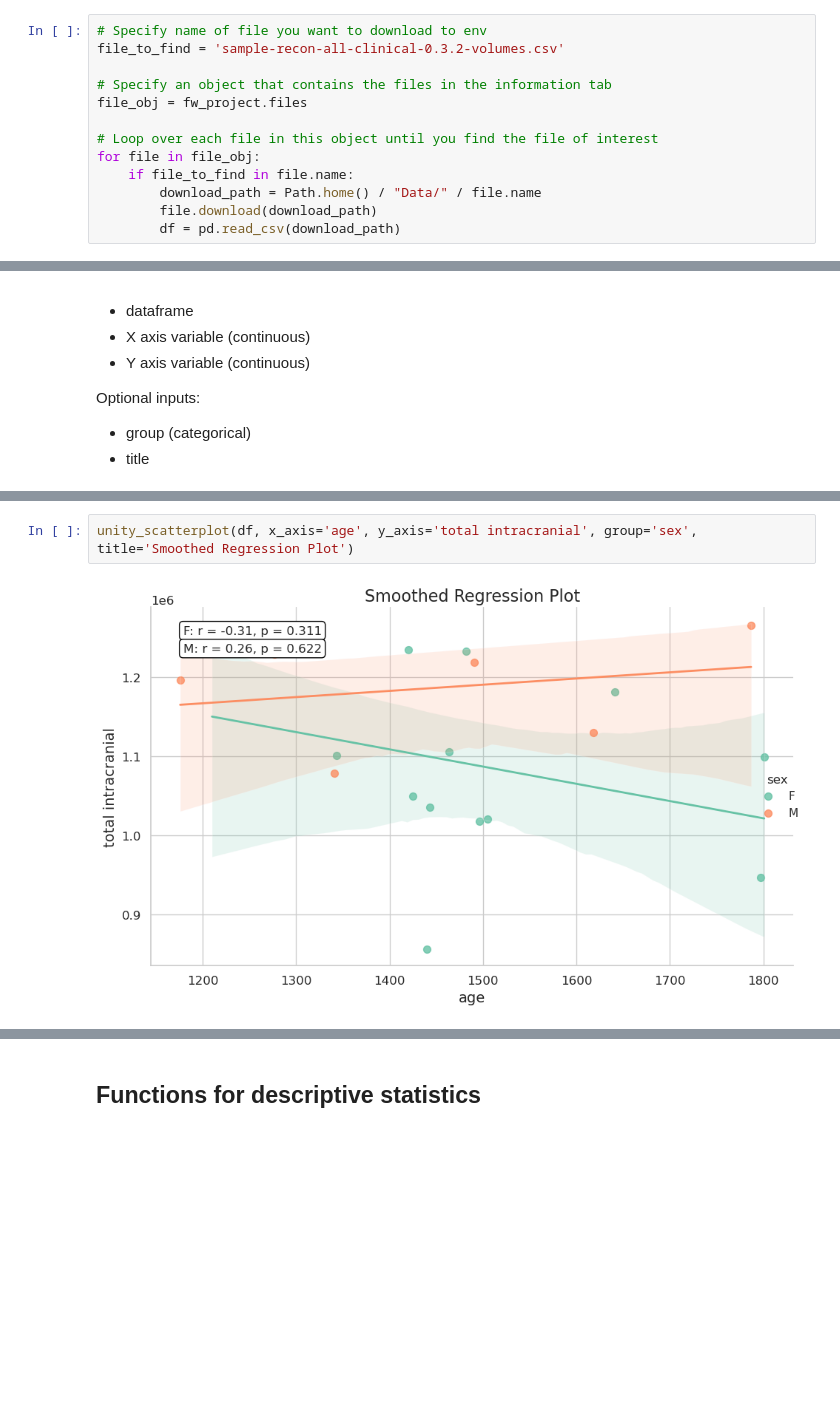
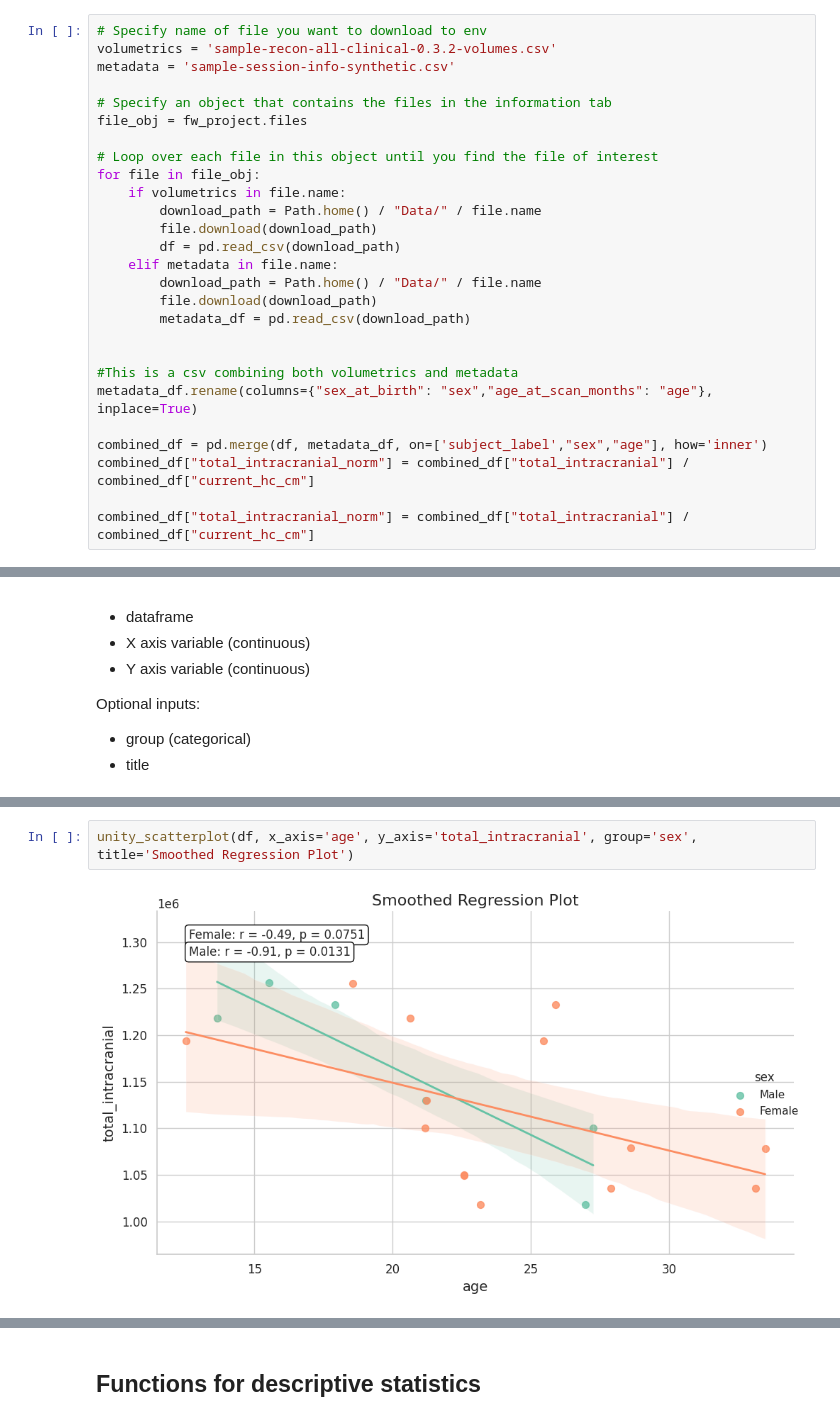
Before and after one commit to UNITY-Physics/fw-notebooks, a Jupyter notebook: analysis_notebook_template.ipynb, the cells around one changed output, grey strips where cells are left out. Saved outputs shown, nothing was run; the diff lists cells and outputs as text; blank space fills up the shorter version.

Commit message:
added plots to EDA

```diff
--- a/analysis_notebook_template.ipynb
+++ b/analysis_notebook_template.ipynb
@@ -75,14 +88,28 @@ Global plot settings applied.
 ### This cell pulls derived values from csv files stored in the infomation tab
 # %%
 # Specify name of file you want to download to env
-file_to_find = 'sample-recon-all-clinical-0.3.2-volumes.csv'
+volumetrics = 'sample-recon-all-clinical-0.3.2-volumes.csv'
+metadata = 'sample-session-info-synthetic.csv'
 
 # Specify an object that contains the files in the information tab
 file_obj = fw_project.files
 
 # Loop over each file in this object until you find the file of interest
 for file in file_obj:
-    if file_to_find in file.name:
+    if volumetrics in file.name:
         download_path = Path.home() / "Data/" / file.name
         file.download(download_path)
         df = pd.read_csv(download_path)
+    elif metadata in file.name:
+        download_path = Path.home() / "Data/" / file.name
+        file.download(download_path)
+        metadata_df = pd.read_csv(download_path)
+
+
+#This is a csv combining both volumetrics and metadata
+metadata_df.rename(columns={"sex_at_birth": "sex","age_at_scan_months": "age"}, inplace=True)
+
+combined_df = pd.merge(df, metadata_df, on=['subject_label',"sex","age"], how='inner')
+combined_df["total_intracranial_norm"] = combined_df["total_intracranial"] / combined_df["current_hc_cm"]
+
+combined_df["total_intracranial_norm"] = combined_df["total_intracranial"] / combined_df["current_hc_cm"]
@@ -329,4 +363,4 @@ unity_scatterplot(df, x_axis='age', y_axis='total intracranial', title='Smoothed
 # %%
-unity_scatterplot(df, x_axis='age', y_axis='total intracranial', group='sex', title='Smoothed Regression Plot')
+unity_scatterplot(df, x_axis='age', y_axis='total_intracranial', group='sex', title='Smoothed Regression Plot')
 # %% [output]
-[figure, old version]
+[figure, new version]
```
Also changed, not shown: parts of 11 cells of this notebook, 1 other file.
